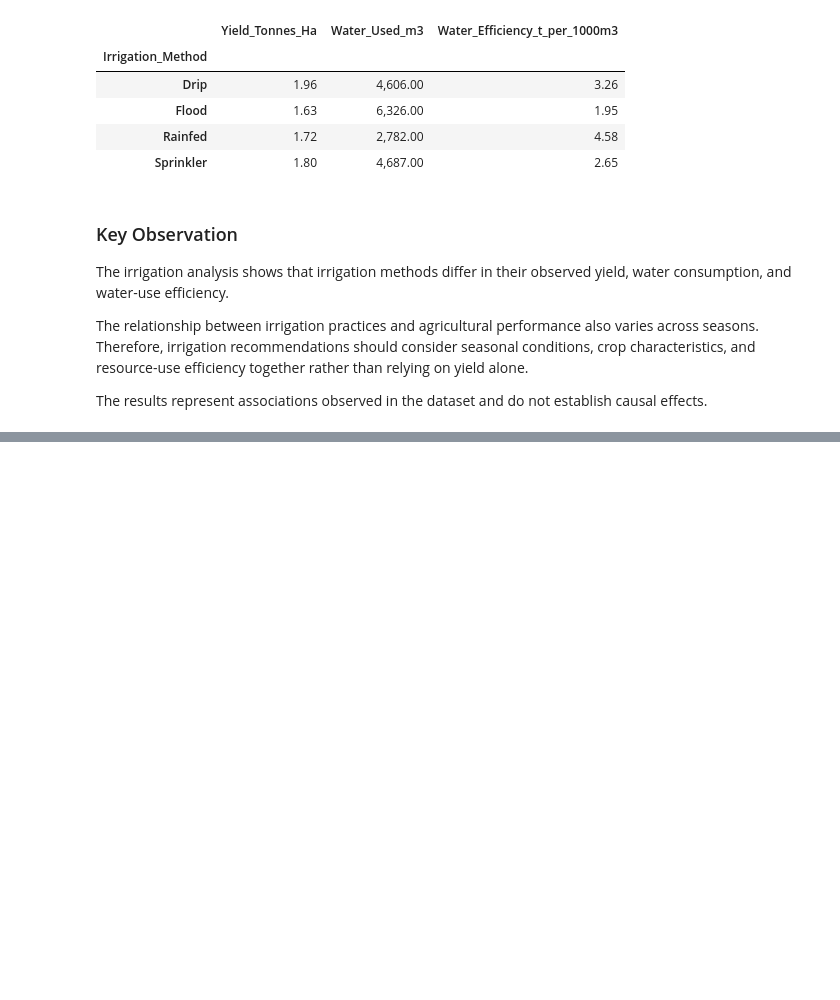
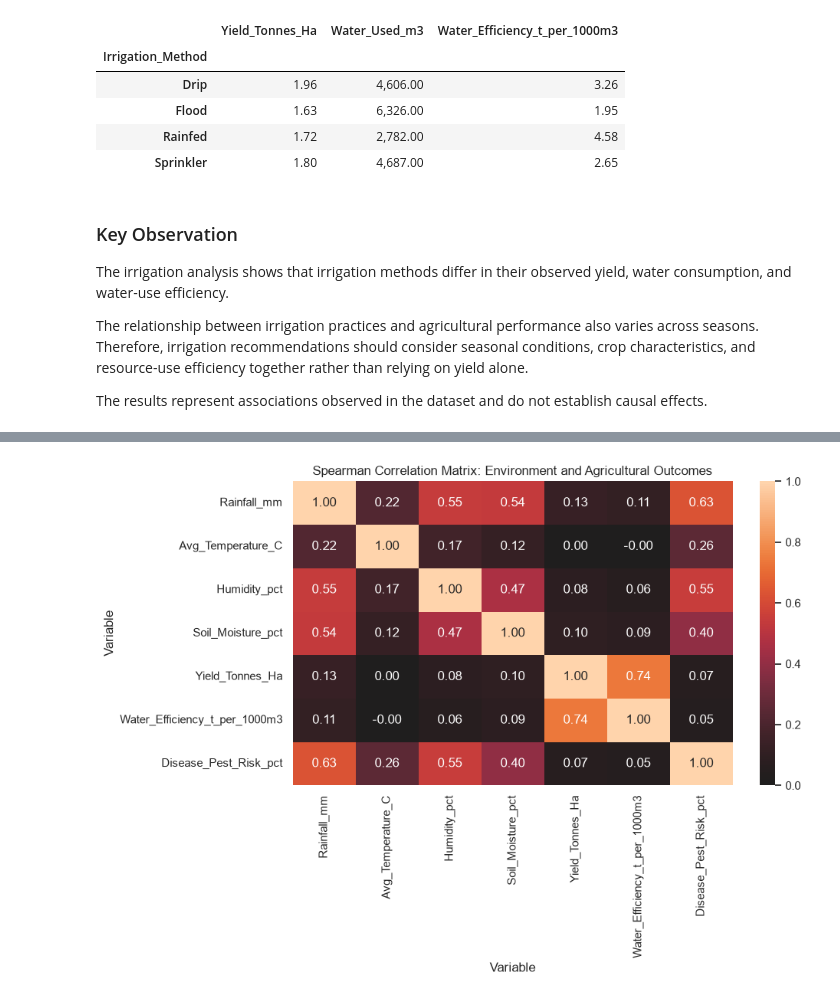
Before and after one commit to TharunPranav2007/Seasonal-Agriculture-Performance-Analysis, a Jupyter notebook: notebooks/seasonal_agriculture_analysis.ipynb, the cells around one changed output, grey strips where cells are left out. Drawn from its saved outputs; the diff is of its cells as text; code cells hidden in the pictures; blank space fills up the shorter version.

Commit message:
feat: add environmental relationship analysis

```diff
--- a/notebooks/seasonal_agriculture_analysis.ipynb
+++ b/notebooks/seasonal_agriculture_analysis.ipynb
@@ -1908,0 +1930,16 @@ The results represent associations observed in the dataset and do not establish
+# %%
+environmental_variables = [
+    "Rainfall_mm",
+    "Avg_Temperature_C",
+    "Humidity_pct",
+    "Soil_Moisture_pct",
+    "Yield_Tonnes_Ha",
+    "Water_Efficiency_t_per_1000m3",
+    "Disease_Pest_Risk_pct"
+]
+
+spearman_corr = df_clean[
+    environmental_variables
+].corr(method="spearman")
+
+spearman_corr
@@ -1908,0 +1955,18 @@ The results represent associations observed in the dataset and do not establish
+# %%
+plt.figure(figsize=(10, 7))
+
+sns.heatmap(
+    spearman_corr,
+    annot=True,
+    fmt=".2f",
+    center=0
+)
+
+plt.title("Spearman Correlation Matrix: Environment and Agricultural Outcomes")
+plt.xlabel("Variable")
+plt.ylabel("Variable")
+
+plt.tight_layout()
+plt.show()
+# %% [output]
+[figure, added]
```
Also changed, not shown: parts of 27 cells of this notebook.
